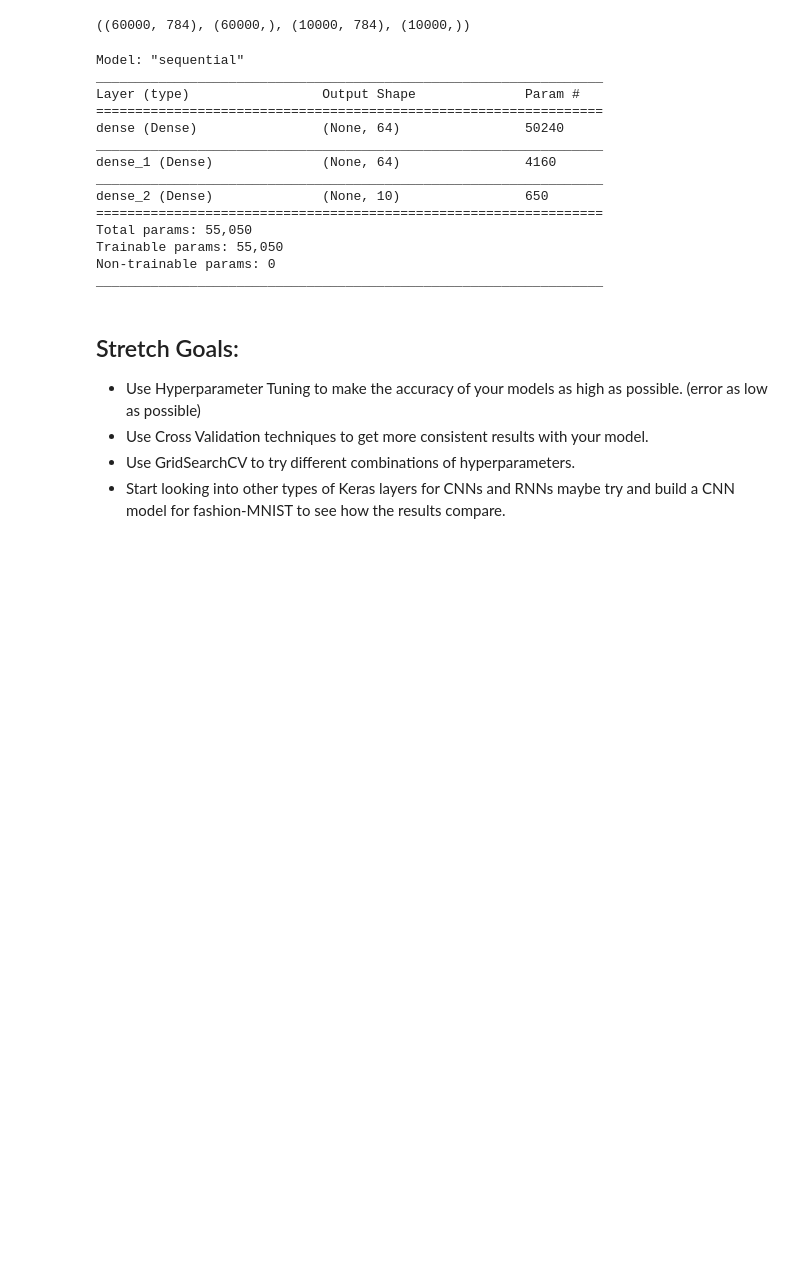
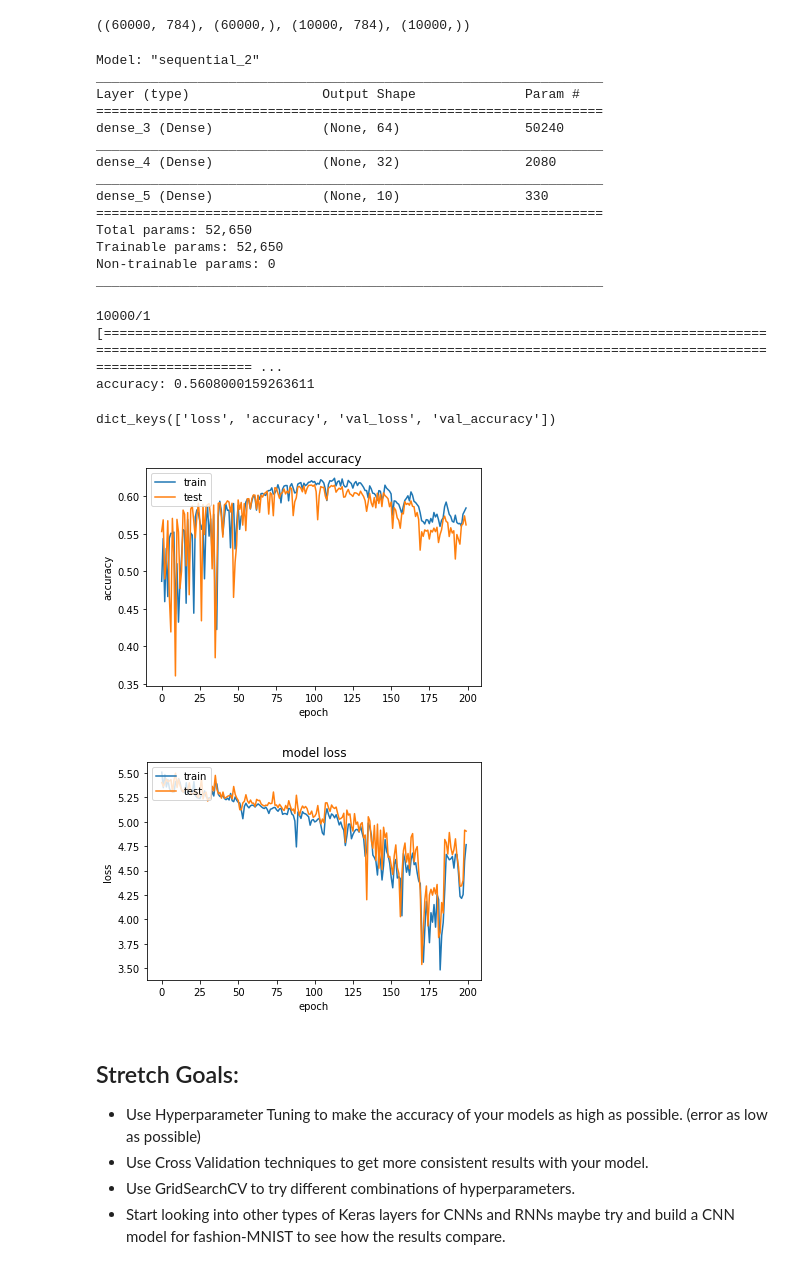
Before and after one commit to johanaluna/DS-Unit-4-Sprint-2-Neural-Networks, a Jupyter notebook: module3-Intro-to-Keras/LS_DS_423_Keras_Assignment.ipynb, the cells around one changed output. Drawn from its saved outputs; the diff is of its cells as text; code cells hidden in the pictures; blank space fills up the shorter version.

```diff
--- a/module3-Intro-to-Keras/LS_DS_423_Keras_Assignment.ipynb
+++ b/module3-Intro-to-Keras/LS_DS_423_Keras_Assignment.ipynb
@@ -238,7 +240,7 @@ model2 = Sequential()
 # Input => Hidden
 model2.add(Dense(64, input_dim=784, activation='relu'))
 # Hiddens
-model2.add(Dense(64, activation='relu'))
+model2.add(Dense(32, activation='relu'))
 
 # Output
 model2.add(Dense(10, activation='relu'))
@@ -247,45 +249,53 @@ model2.add(Dense(10, activation='relu'))
 model2.compile(loss='categorical_crossentropy', optimizer='adam', metrics=['accuracy'])
 model2.summary()
 # %% [output]
-Model: "sequential"
+Model: "sequential_2"
 _________________________________________________________________
 Layer (type)                 Output Shape              Param #
 =================================================================
-dense (Dense)                (None, 64)                50240
+dense_3 (Dense)              (None, 64)                50240
 _________________________________________________________________
-dense_1 (Dense)              (None, 64)                4160
+dense_4 (Dense)              (None, 32)                2080
 _________________________________________________________________
-dense_2 (Dense)              (None, 10)                650
+dense_5 (Dense)              (None, 10)                330
 =================================================================
-Total params: 55,050
-Trainable params: 55,050
+Total params: 52,650
+Trainable params: 52,650
 Non-trainable params: 0
 _________________________________________________________________
 # %%
-model2_fit = model2.fit(X_train, y_train, batch_size=64, epochs=2500, validation_split=0.1, verbose=0)
+model2_fit = model2.fit(X_train, y_train, batch_size=64, epochs=200, validation_split=0.1, verbose=0)
 # %%
 scores2 = model2.evaluate(X_test, y_test)
 print(f'{model2.metrics_names[1]}: {scores2[1]}')
+# %% [output]
+10000/1 [=============================================================================================================================================================================================== ...
+accuracy: 0.5608000159263611
 # %%
 print(model2_fit.history.keys())
+# %% [output]
+dict_keys(['loss', 'accuracy', 'val_loss', 'val_accuracy'])
 # %%
-# import matplotlib.pyplot as plt
+import matplotlib.pyplot as plt
 # summarize history for accuracy
-plt.plot(model2_fit.history['mse'])
-plt.plot(model2_fit.history['val_mse'])
-plt.title('model mse')
-plt.ylabel('mse')
+plt.plot(model2_fit.history['accuracy'])
+plt.plot(model2_fit.history['val_accuracy'])
+plt.title('model accuracy')
+plt.ylabel('accuracy')
 plt.xlabel('epoch')
 plt.legend(['train', 'test'], loc='upper left')
 plt.show()
 # summarize history for loss
 plt.plot(model2_fit.history['loss'])
 plt.plot(model2_fit.history['val_loss'])
 plt.title('model loss')
 plt.ylabel('loss')
 plt.xlabel('epoch')
 plt.legend(['train', 'test'], loc='upper left')
 plt.show()
+# %% [output]
+[figure, added]
+[figure, added]
 # %% [markdown]
 ## Stretch Goals:
 
```
Also changed, not shown: parts of 1 cell of this notebook, 1 other file.
